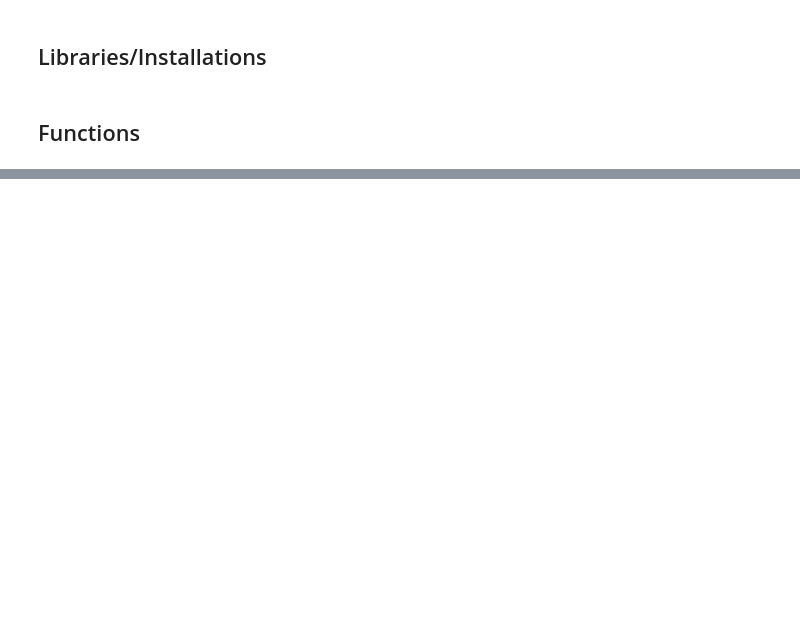
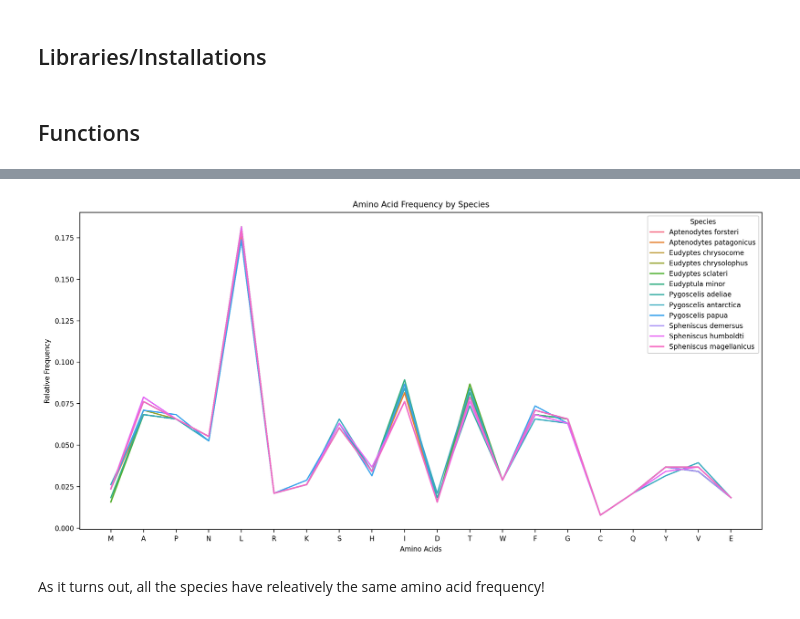
Before and after one commit to zoi-iastate/BCB546-PythonHW_Spring2025, a Jupyter notebook: Python_Assignment/Python Assignment Notebook.ipynb, the cells around one changed output, grey strips where cells are left out. Drawn from its saved outputs; the diff is of its cells as text; code cells hidden in the pictures; blank space fills up the shorter version.

```diff
--- a/Python_Assignment/Python Assignment Notebook.ipynb
+++ b/Python_Assignment/Python Assignment Notebook.ipynb
@@ -104,0 +203,37 @@ print(percentages)
+# %%
+#Importing module from the collections library to count amino acids in a string
+from collections import Counter
+
+#Initializing an empty dictionary for aa counts
+aa_frequency = {}
+
+for species, sequence in cytb_seqs.items():
+
+    #Converts nucleotide sequence into amino acid sequence using the alternative_translation function
+    aa_sequence = alternative_translation(sequence)
+
+    #Uses a Counter object that is similar to a dictionary to count each AA in the seq
+    aa_counts = Counter(aa_sequence)
+
+    #Calculates the relative frequency of each AA
+    aa_frequency[species] = aa_freq = {aa: count / len(aa_sequence) for aa, count in aa_counts.items()}
+# %%
+aa_freq_df = pd.DataFrame.from_dict(aa_frequency, orient='index')
+
+# Converts our data from wide to long format
+melted_df = aa_freq_df.reset_index().melt(id_vars='index', var_name='Amino Acid', value_name='Frequency')
+melted_df = melted_df.rename(columns={'index': 'Species'})
+
+# Plots the data
+plt.figure(figsize=(12, 6))
+sns.lineplot(data=melted_df, x='Amino Acid', y='Frequency', hue='Species')
+
+plt.title('Amino Acid Frequency by Species')
+plt.ylabel('Relative Frequency')
+plt.xlabel('Amino Acids')
+plt.tight_layout()
+plt.show()
+# %% [output]
+[figure, added]
+# %% [markdown]
+As it turns out, all the species have releatively the same amino acid frequency!
```
Also changed, not shown: parts of 17 cells of this notebook, 3 other files.
